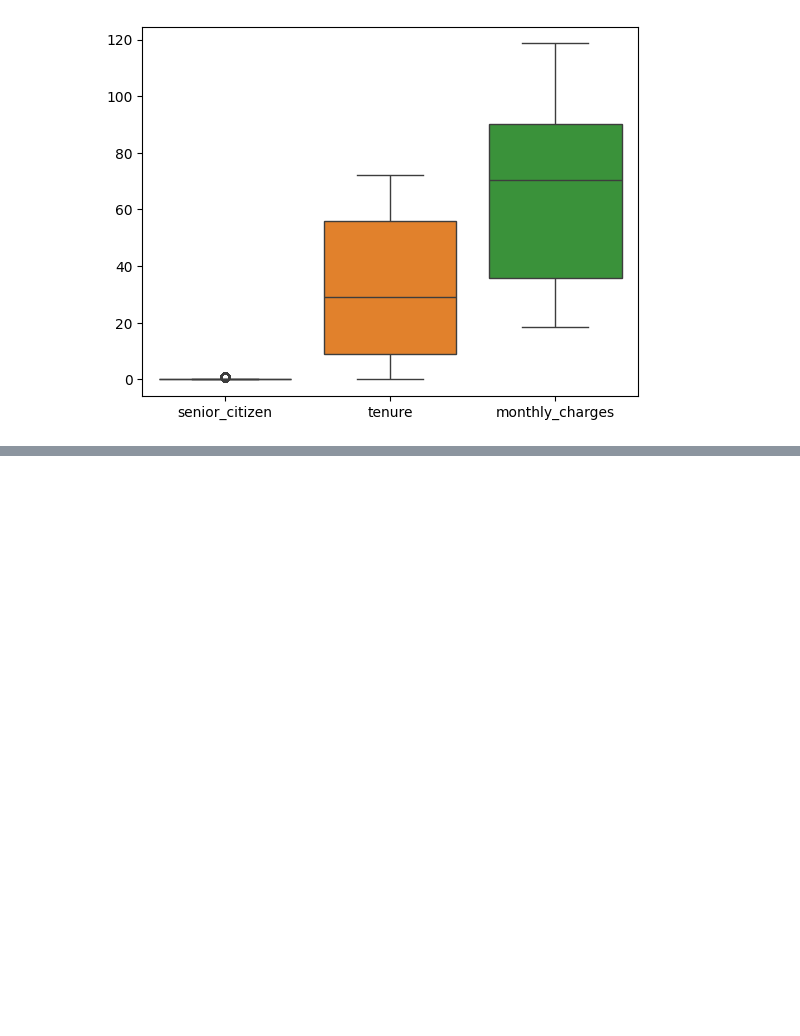
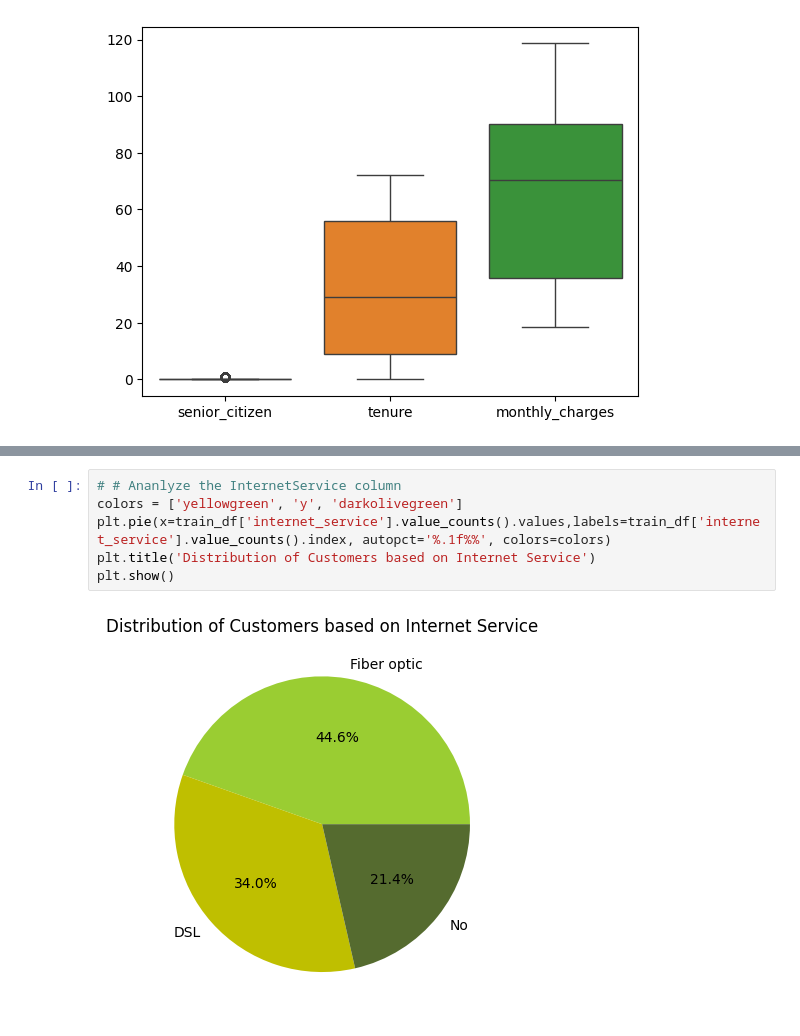
Before and after one commit to FloJoLaryea/Customer_Churn_Analysis, a Jupyter notebook: cstomer_churn_analysis.ipynb, the cells around one changed output, grey strips where cells are left out. Saved outputs shown, nothing was run; the diff lists cells and outputs as text; blank space fills up the shorter version.

```diff
--- a/cstomer_churn_analysis.ipynb
+++ b/cstomer_churn_analysis.ipynb
@@ -330,0 +440,8 @@ Index(['customer_id', 'gender', 'senior_citizen', 'partner', 'dependents',
+# %%
+# # Ananlyze the InternetService column
+colors = ['yellowgreen', 'y', 'darkolivegreen']
+plt.pie(x=train_df['internet_service'].value_counts().values,labels=train_df['internet_service'].value_counts().index, autopct='%.1f%%', colors=colors)
+plt.title('Distribution of Customers based on Internet Service')
+plt.show()
+# %% [output]
+[figure, added]
```
Also changed, not shown: parts of 25 cells of this notebook.
